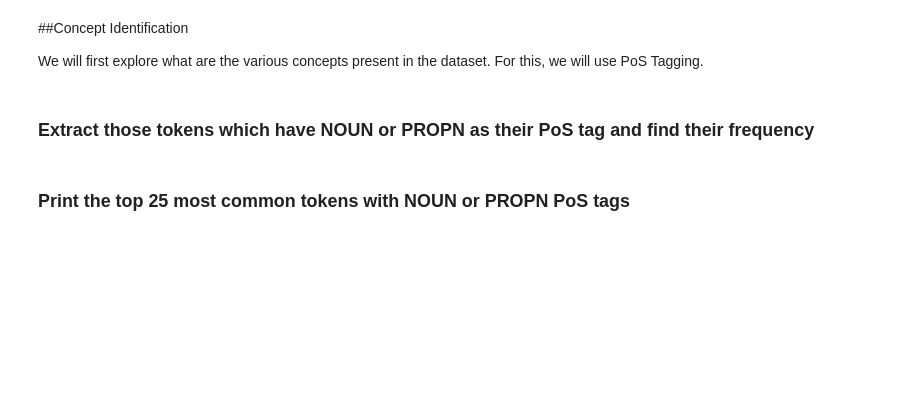
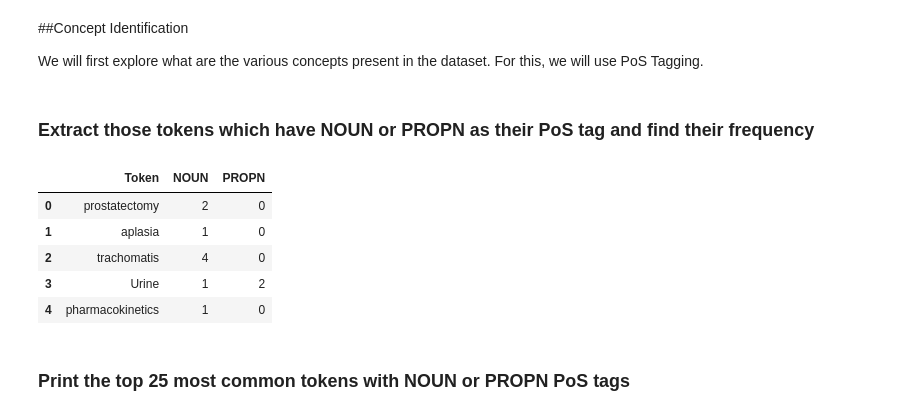
Before and after one commit to ayanmitra2021/NLP_Assignment, a Jupyter notebook: Assignment.ipynb, the cells around one changed output. Saved outputs shown, nothing was run; the diff lists cells and outputs as text; code cells hidden in the pictures; blank space fills up the shorter version.

```diff
--- a/Assignment.ipynb
+++ b/Assignment.ipynb
@@ -38,2 +162,13 @@ We will first explore what are the various concepts present in the dataset. For
+# %%
+#prepare the train dataset for the PoS tag and print top 5 rows
+noun_propn_df_train = extract_noun_propn_tokens(train_df)
+noun_propn_df_train.head()
+# %% [output]
+|  | Token | NOUN | PROPN |
+| 0 | prostatectomy | 2 | 0 |
+| 1 | aplasia | 1 | 0 |
+| 2 | trachomatis | 4 | 0 |
+| 3 | Urine | 1 | 2 |
+| 4 | pharmacokinetics | 1 | 0 |
 # %% [markdown]
 ### Print the top 25 most common tokens with NOUN or PROPN PoS tags
```
Also changed, not shown: parts of 12 cells of this notebook.
